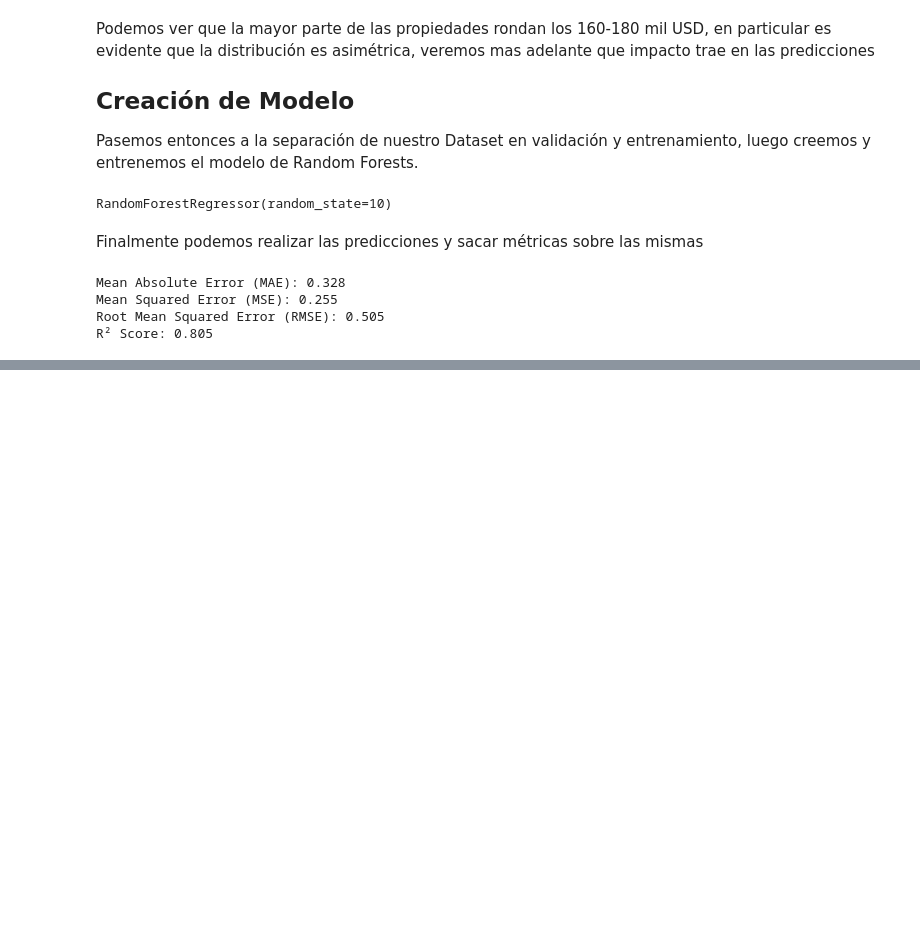
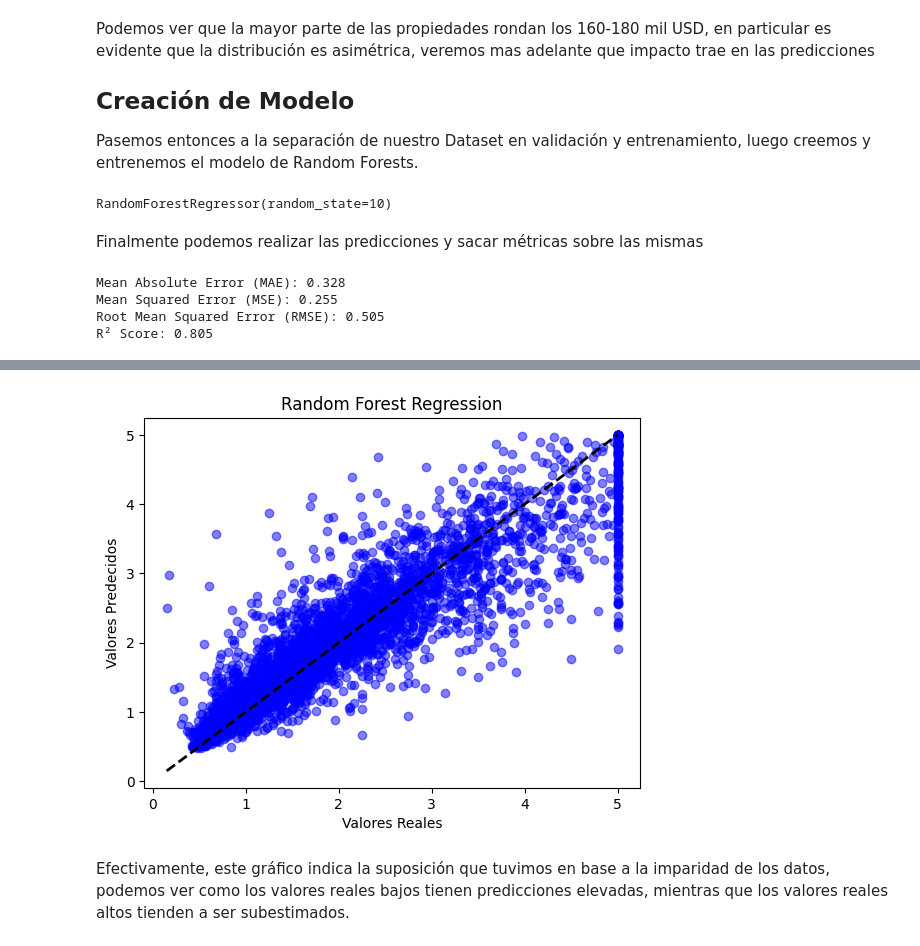
Before and after one commit to lautaorsi/AI-IBM-COURSE, a Jupyter notebook: ML-WITH-PYTHON/Evaluating-Validating-Models/Supervised-Models/Regression/Evaluating.ipynb, the cells around one changed output, grey strips where cells are left out. Drawn from its saved outputs; the diff is of its cells as text; code cells hidden in the pictures; blank space fills up the shorter version.

Commit message:
Finished regression notebook

```diff
--- a/ML-WITH-PYTHON/Evaluating-Validating-Models/Supervised-Models/Regression/Evaluating.ipynb
+++ b/ML-WITH-PYTHON/Evaluating-Validating-Models/Supervised-Models/Regression/Evaluating.ipynb
@@ -95,0 +99,11 @@ R² Score: 0.805
+# %%
+plt.scatter(Y_test, Y_predicted, alpha=0.5, color="blue")
+plt.plot([Y_test.min(), Y_test.max()], [Y_test.min(), Y_test.max()], 'k--', lw=2)
+plt.xlabel("Valores Reales")
+plt.ylabel("Valores Predecidos")
+plt.title("Random Forest Regression")
+plt.show()
+# %% [output]
+[figure, added]
+# %% [markdown]
+Efectivamente, este gráfico indica la suposición que tuvimos en base a la imparidad de los datos, podemos ver como los valores reales bajos tienen predicciones elevadas, mientras que los valores reales altos tienden a ser subestimados.
```
Also changed, not shown: parts of 1 cell of this notebook.
